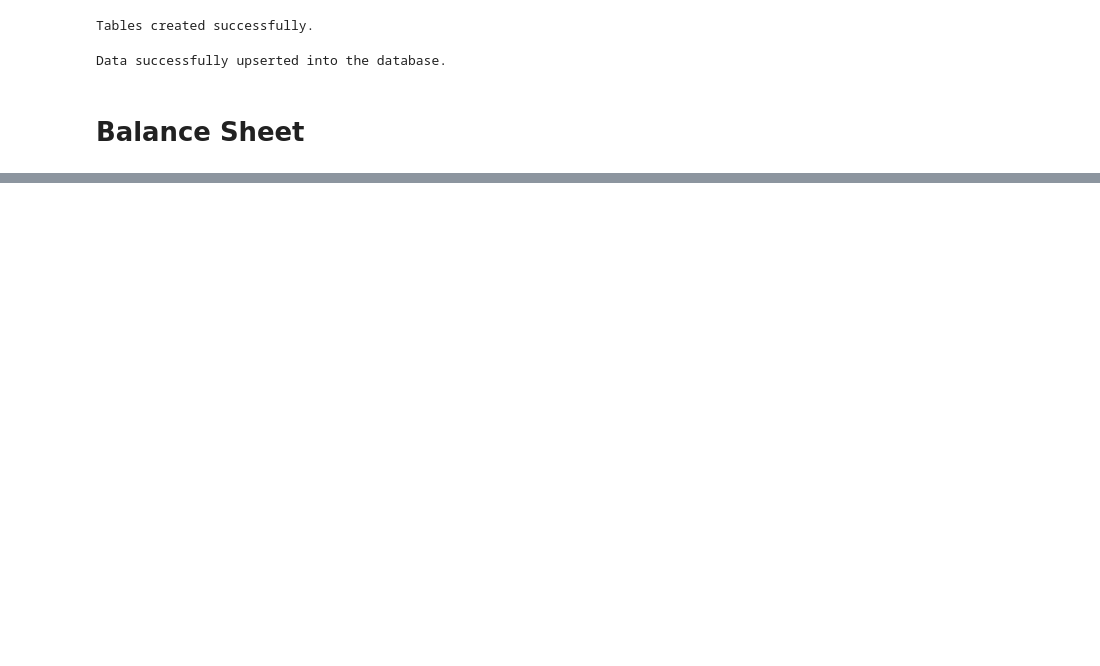
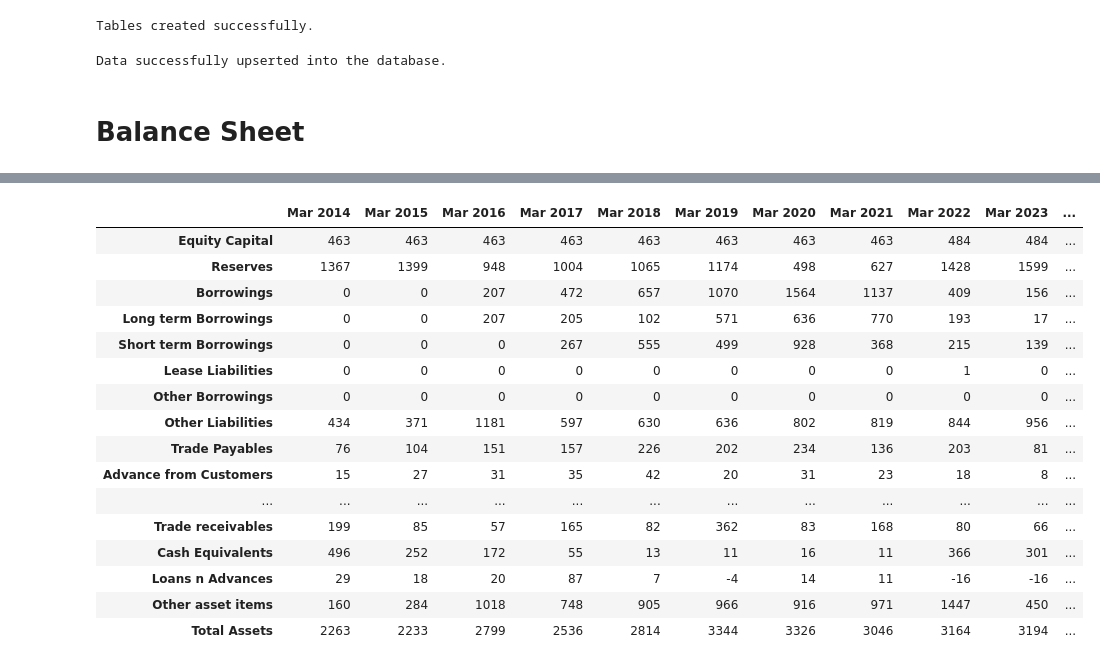
Before and after one commit to ashishmaharana188/financial_ETL_project, a Jupyter notebook: statementScrape.ipynb, the cells around one changed output, grey strips where cells are left out. Drawn from its saved outputs; the diff is of its cells as text; code cells hidden in the pictures; blank space fills up the shorter version.

```diff
--- a/statementScrape.ipynb
+++ b/statementScrape.ipynb
@@ -915,3 +1093,23 @@ ittelson_balance_sheet_columns = [
   'RetainedEarnings',
   'StockholdersEquity'
 ]
+# %%
+display(dfBalanceSheetY)
+# %% [output]
+|  | Mar 2014 | Mar 2015 | Mar 2016 | Mar 2017 | Mar 2018 | Mar 2019 | Mar 2020 | Mar 2021 | Mar 2022 | Mar 2023 | ... |
+| Equity Capital | 463 | 463 | 463 | 463 | 463 | 463 | 463 | 463 | 484 | 484 | ... |
+| Reserves | 1367 | 1399 | 948 | 1004 | 1065 | 1174 | 498 | 627 | 1428 | 1599 | ... |
+| Borrowings | 0 | 0 | 207 | 472 | 657 | 1070 | 1564 | 1137 | 409 | 156 | ... |
+| Long term Borrowings | 0 | 0 | 207 | 205 | 102 | 571 | 636 | 770 | 193 | 17 | ... |
+| Short term Borrowings | 0 | 0 | 0 | 267 | 555 | 499 | 928 | 368 | 215 | 139 | ... |
+| Lease Liabilities | 0 | 0 | 0 | 0 | 0 | 0 | 0 | 0 | 1 | 0 | ... |
+| Other Borrowings | 0 | 0 | 0 | 0 | 0 | 0 | 0 | 0 | 0 | 0 | ... |
+| Other Liabilities | 434 | 371 | 1181 | 597 | 630 | 636 | 802 | 819 | 844 | 956 | ... |
+| Trade Payables | 76 | 104 | 151 | 157 | 226 | 202 | 234 | 136 | 203 | 81 | ... |
+| Advance from Customers | 15 | 27 | 31 | 35 | 42 | 20 | 31 | 23 | 18 | 8 | ... |
+| ... | ... | ... | ... | ... | ... | ... | ... | ... | ... | ... | ... |
+| Trade receivables | 199 | 85 | 57 | 165 | 82 | 362 | 83 | 168 | 80 | 66 | ... |
+| Cash Equivalents | 496 | 252 | 172 | 55 | 13 | 11 | 16 | 11 | 366 | 301 | ... |
+| Loans n Advances | 29 | 18 | 20 | 87 | 7 | -4 | 14 | 11 | -16 | -16 | ... |
+| Other asset items | 160 | 284 | 1018 | 748 | 905 | 966 | 916 | 971 | 1447 | 450 | ... |
+| Total Assets | 2263 | 2233 | 2799 | 2536 | 2814 | 3344 | 3326 | 3046 | 3164 | 3194 | ... |
```
Also changed, not shown: parts of 15 cells of this notebook, 13 other files.
